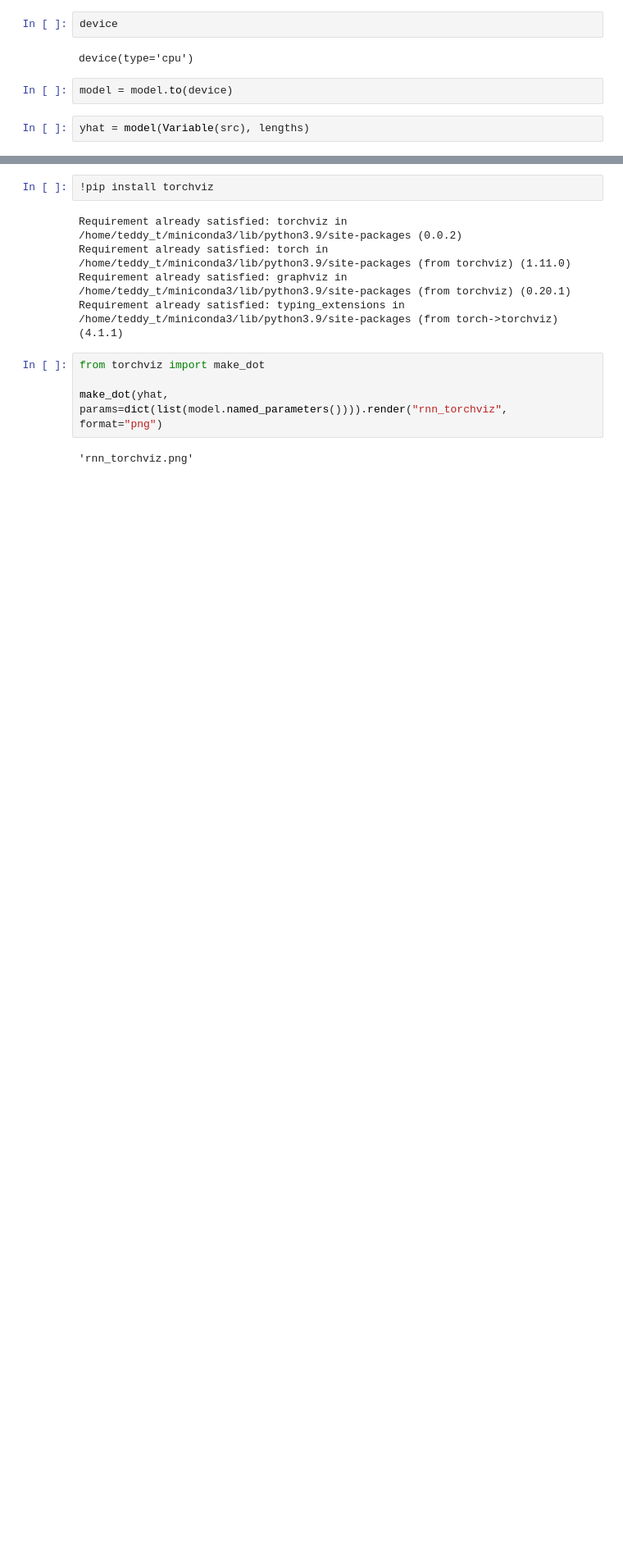
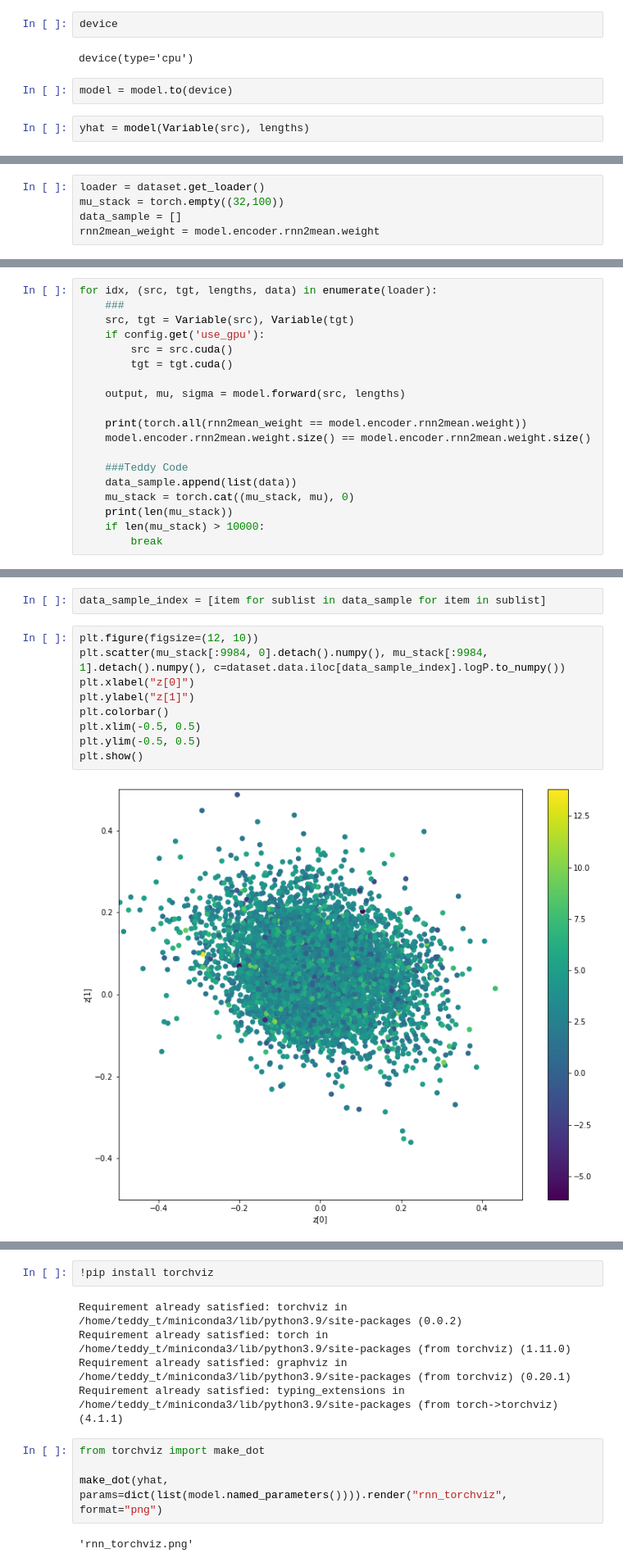
Before and after one commit to panukorn17/drug_discovery_models, a Jupyter notebook: fragment-based-dgm/Latent Space Optimisation.ipynb, the cells around one changed output, grey strips where cells are left out. Shown at 82% size. Saved outputs shown, nothing was run; the diff lists cells and outputs as text; blank space fills up the shorter version.

```diff
--- a/fragment-based-dgm/Latent Space Optimisation.ipynb
+++ b/fragment-based-dgm/Latent Space Optimisation.ipynb
@@ -167,0 +190,5 @@ yhat = model(Variable(src), lengths)
+# %%
+loader = dataset.get_loader()
+mu_stack = torch.empty((32,100))
+data_sample = []
+rnn2mean_weight = model.encoder.rnn2mean.weight
@@ -167,0 +197,19 @@ yhat = model(Variable(src), lengths)
+# %%
+for idx, (src, tgt, lengths, data) in enumerate(loader):
+    ###
+    src, tgt = Variable(src), Variable(tgt)
+    if config.get('use_gpu'):
+        src = src.cuda()
+        tgt = tgt.cuda()
+
+    output, mu, sigma = model.forward(src, lengths)
+
+    print(torch.all(rnn2mean_weight == model.encoder.rnn2mean.weight))
+    model.encoder.rnn2mean.weight.size() == model.encoder.rnn2mean.weight.size()
+
+    ###Teddy Code
+    data_sample.append(list(data))
+    mu_stack = torch.cat((mu_stack, mu), 0)
+    print(len(mu_stack))
+    if len(mu_stack) > 10000:
+        break
@@ -167,0 +234,13 @@ yhat = model(Variable(src), lengths)
+# %%
+data_sample_index = [item for sublist in data_sample for item in sublist]
+# %%
+plt.figure(figsize=(12, 10))
+plt.scatter(mu_stack[:9984, 0].detach().numpy(), mu_stack[:9984, 1].detach().numpy(), c=dataset.data.iloc[data_sample_index].logP.to_numpy())
+plt.xlabel("z[0]")
+plt.ylabel("z[1]")
+plt.colorbar()
+plt.xlim(-0.5, 0.5)
+plt.ylim(-0.5, 0.5)
+plt.show()
+# %% [output]
+[figure, added]
```
Also changed, not shown: parts of 31 cells of this notebook.
